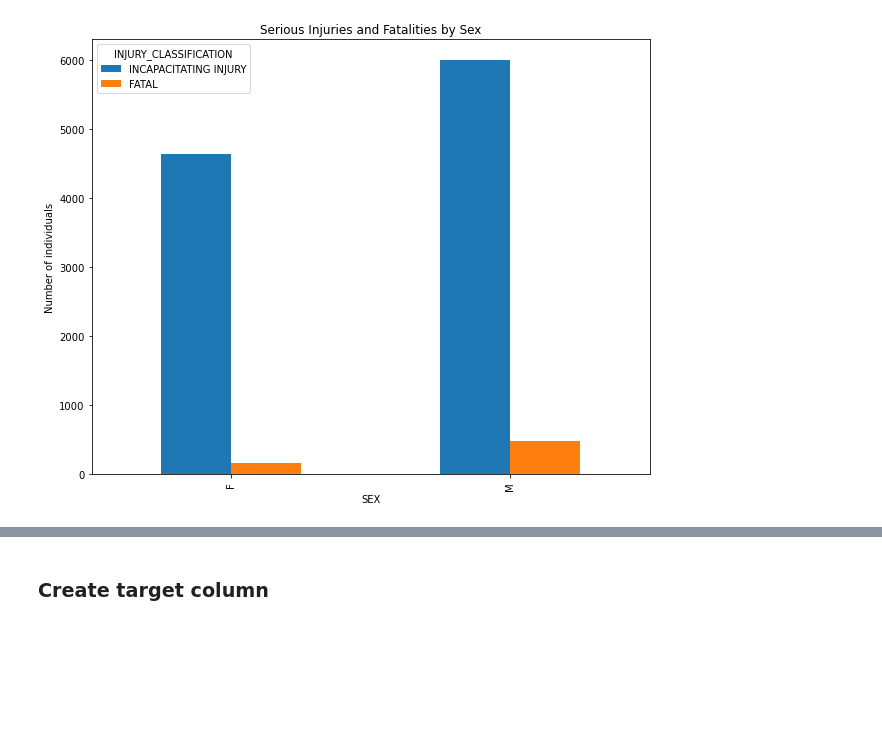
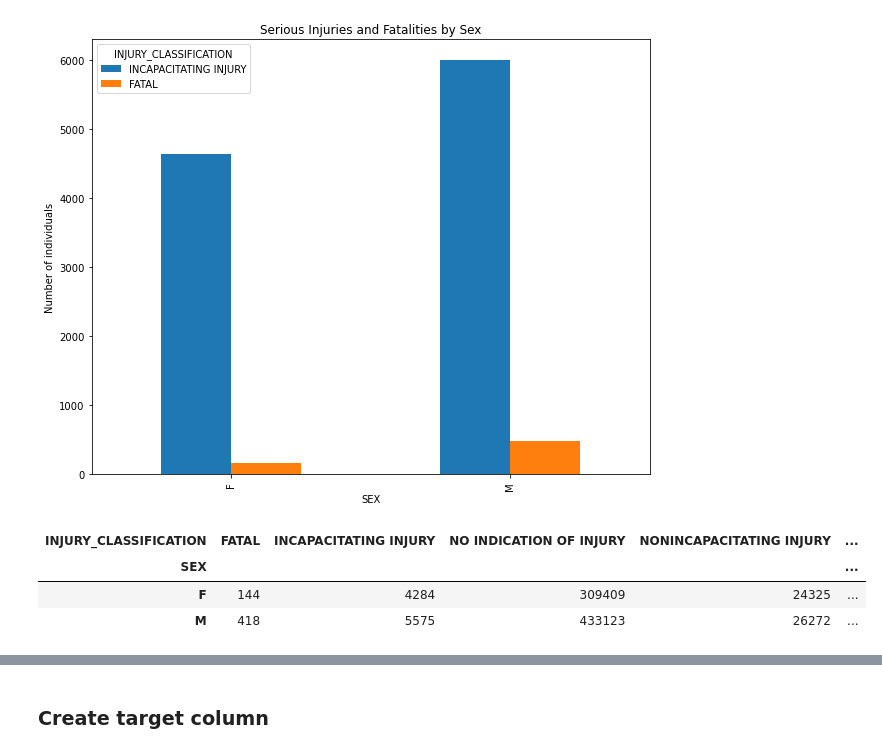
Before and after one commit to AngieKay/Chicago-Crashes, a Jupyter notebook: Markowitz_viz_nb.ipynb, the cells around one changed output, grey strips where cells are left out. Drawn from its saved outputs; the diff is of its cells as text; code cells hidden in the pictures; blank space fills up the shorter version.

```diff
--- a/Markowitz_viz_nb.ipynb
+++ b/Markowitz_viz_nb.ipynb
@@ -581,3 +549,10 @@ plt.title('Serious Injuries and Fatalities by Sex')
 plt.ylabel('Number of individuals');
 # %% [output]
 [figure]
+# %%
+pd.crosstab(people_crashes_df.SEX, people_crashes_df.INJURY_CLASSIFICATION)[:2]
+# %% [output]
+| INJURY_CLASSIFICATION | FATAL | INCAPACITATING INJURY | NO INDICATION OF INJURY | NONINCAPACITATING INJURY | ... |
+| SEX |  |  |  |  | ... |
+| F | 144 | 4284 | 309409 | 24325 | ... |
+| M | 418 | 5575 | 433123 | 26272 | ... |
```
Also changed, not shown: parts of 73 cells of this notebook.
